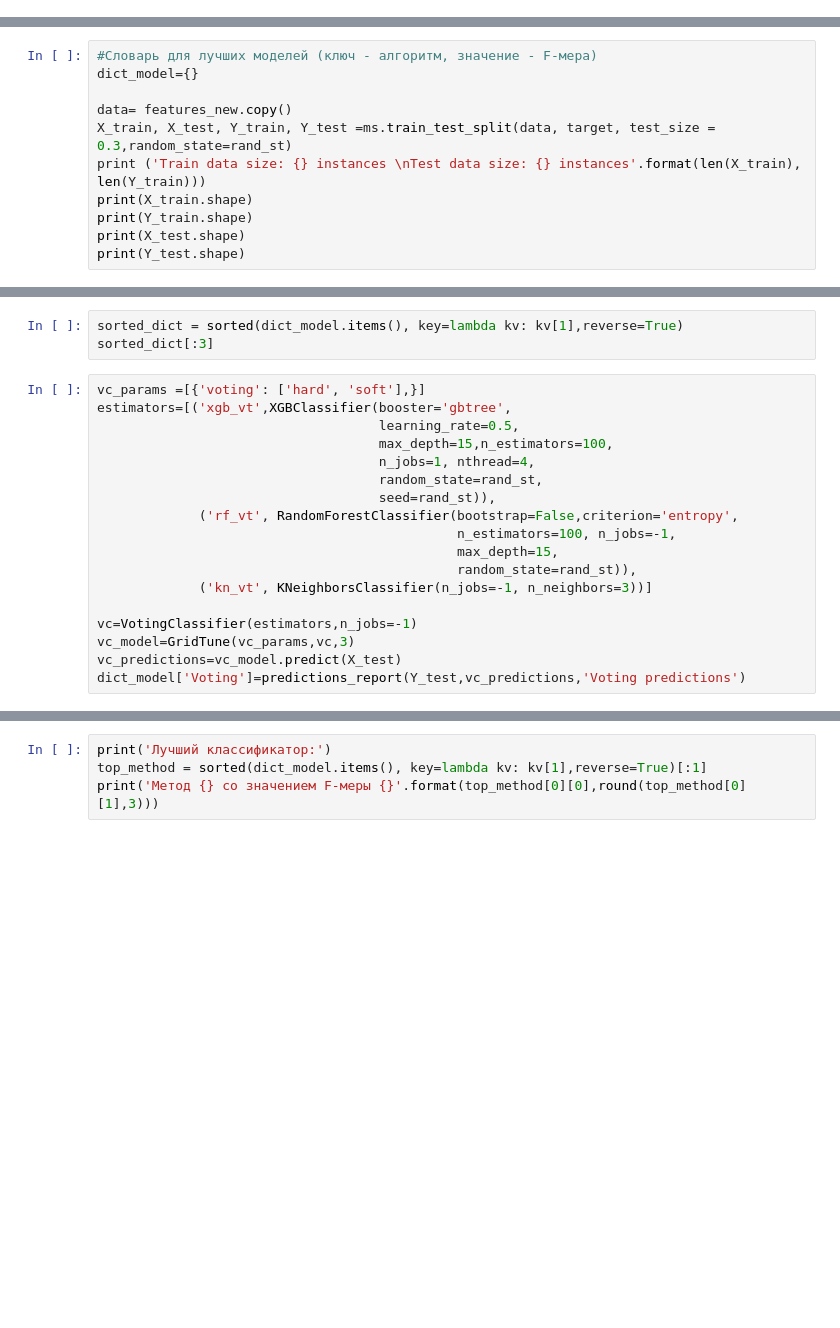
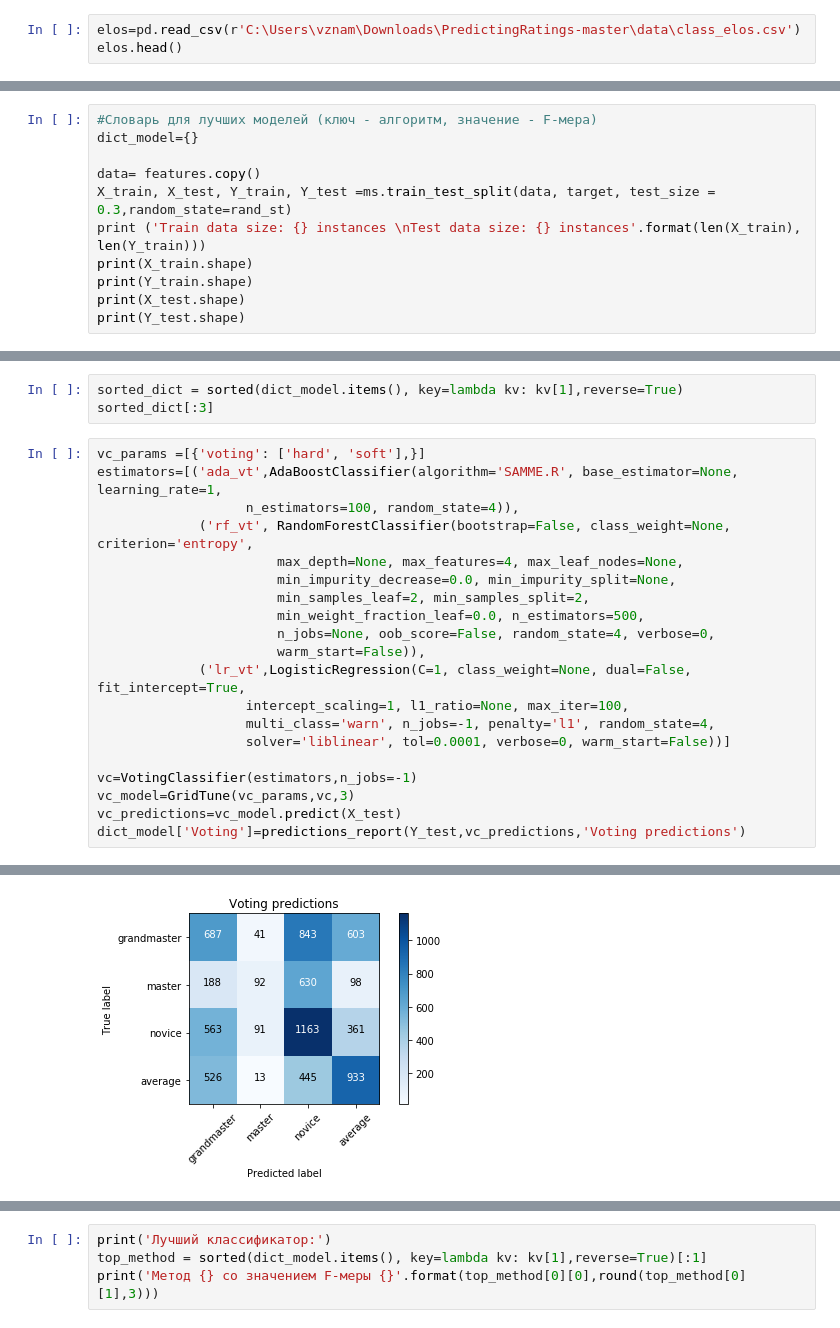
Before and after one commit to polinarod/PredictingRaitings, a Jupyter notebook: classifier.ipynb, the cells around one changed output, grey strips where cells are left out. Drawn from its saved outputs; the diff is of its cells as text; blank space fills up the shorter version.

```diff
--- a/classifier.ipynb
+++ b/classifier.ipynb
@@ -29,3 +32,6 @@ elos.head()
 | 2 | 2446 | 2191 | 2318 | 255 | 4637 |
 | 3 | 2168 | 2075 | 2121 | 93 | 4243 |
 | 4 | 2437 | 2254 | 2345 | 183 | 4691 |
+# %%
+elos=pd.read_csv(r'C:\Users\vznam\Downloads\PredictingRatings-master\data\class_elos.csv')
+elos.head()
@@ -307,7 +320,7 @@ def plot_confusion_matrix(matrix, classes, normalize=False, title='Confusion mat
 #Словарь для лучших моделей (ключ - алгоритм, значение - F-мера)
 dict_model={}
 
-data= features_new.copy()
+data= features.copy()
 X_train, X_test, Y_train, Y_test =ms.train_test_split(data, target, test_size = 0.3,random_state=rand_st)
 print ('Train data size: {} instances \nTest data size: {} instances'.format(len(X_train), len(Y_train)))
 print(X_train.shape)
@@ -584,19 +597,22 @@ sorted_dict = sorted(dict_model.items(), key=lambda kv: kv[1],reverse=True)
 sorted_dict[:3]
 # %%
 vc_params =[{'voting': ['hard', 'soft'],}]
-estimators=[('xgb_vt',XGBClassifier(booster='gbtree',
-                                    learning_rate=0.5,
-                                    max_depth=15,n_estimators=100,
-                                    n_jobs=1, nthread=4,
-                                    random_state=rand_st,
-                                    seed=rand_st)),
-             ('rf_vt', RandomForestClassifier(bootstrap=False,criterion='entropy',
-                                              n_estimators=100, n_jobs=-1,
-                                              max_depth=15,
-                                              random_state=rand_st)),
-             ('kn_vt', KNeighborsClassifier(n_jobs=-1, n_neighbors=3))]
+estimators=[('ada_vt',AdaBoostClassifier(algorithm='SAMME.R', base_estimator=None, learning_rate=1,
+                   n_estimators=100, random_state=4)),
+             ('rf_vt', RandomForestClassifier(bootstrap=False, class_weight=None, criterion='entropy',
+                       max_depth=None, max_features=4, max_leaf_nodes=None,
+                       min_impurity_decrease=0.0, min_impurity_split=None,
+                       min_samples_leaf=2, min_samples_split=2,
+                       min_weight_fraction_leaf=0.0, n_estimators=500,
+                       n_jobs=None, oob_score=False, random_state=4, verbose=0,
+                       warm_start=False)),
+             ('lr_vt',LogisticRegression(C=1, class_weight=None, dual=False, fit_intercept=True,
+                   intercept_scaling=1, l1_ratio=None, max_iter=100,
+                   multi_class='warn', n_jobs=-1, penalty='l1', random_state=4,
+                   solver='liblinear', tol=0.0001, verbose=0, warm_start=False))]
 
 vc=VotingClassifier(estimators,n_jobs=-1)
 vc_model=GridTune(vc_params,vc,3)
 vc_predictions=vc_model.predict(X_test)
 dict_model['Voting']=predictions_report(Y_test,vc_predictions,'Voting predictions')
+# %% [output]
@@ -602,0 +636 @@ dict_model['Voting']=predictions_report(Y_test,vc_predictions,'Voting prediction
+[figure, added]
```
Also changed, not shown: parts of 6 cells of this notebook, 4 other files.
